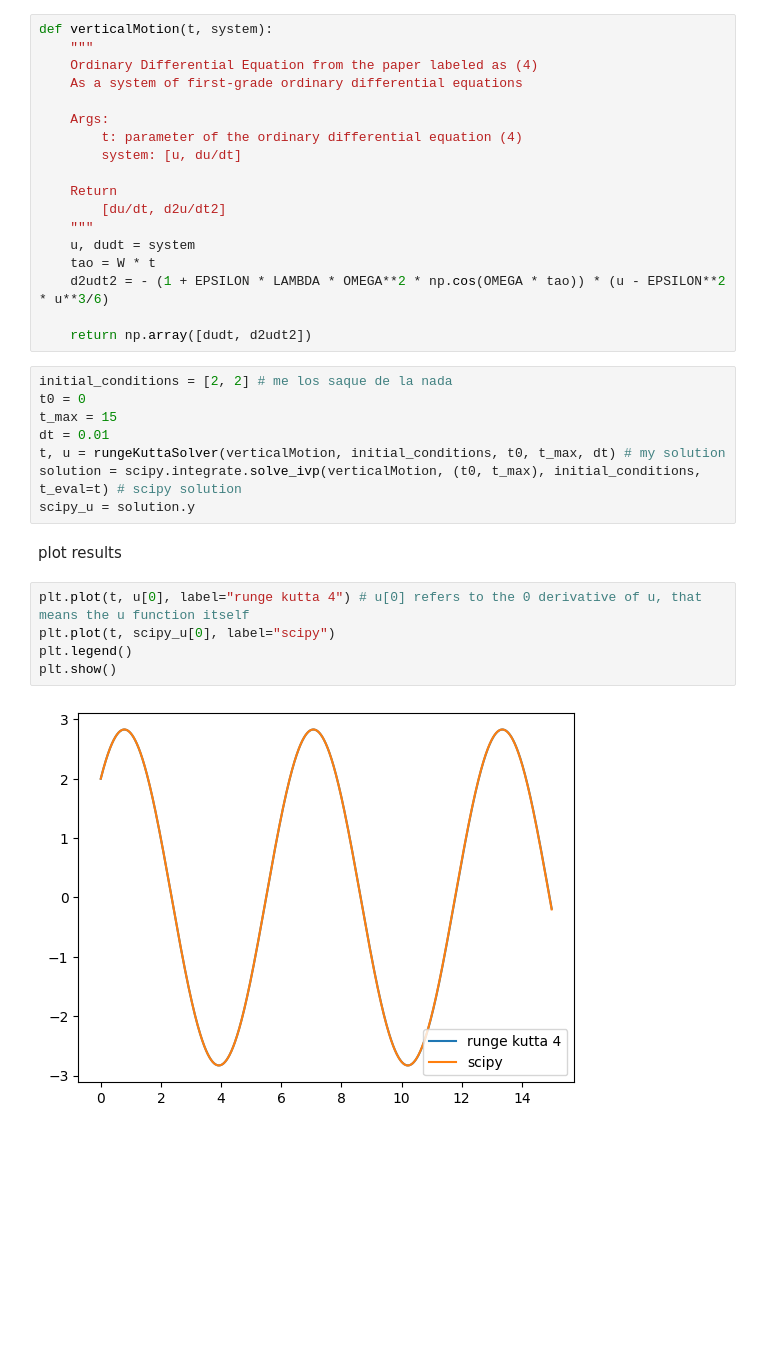
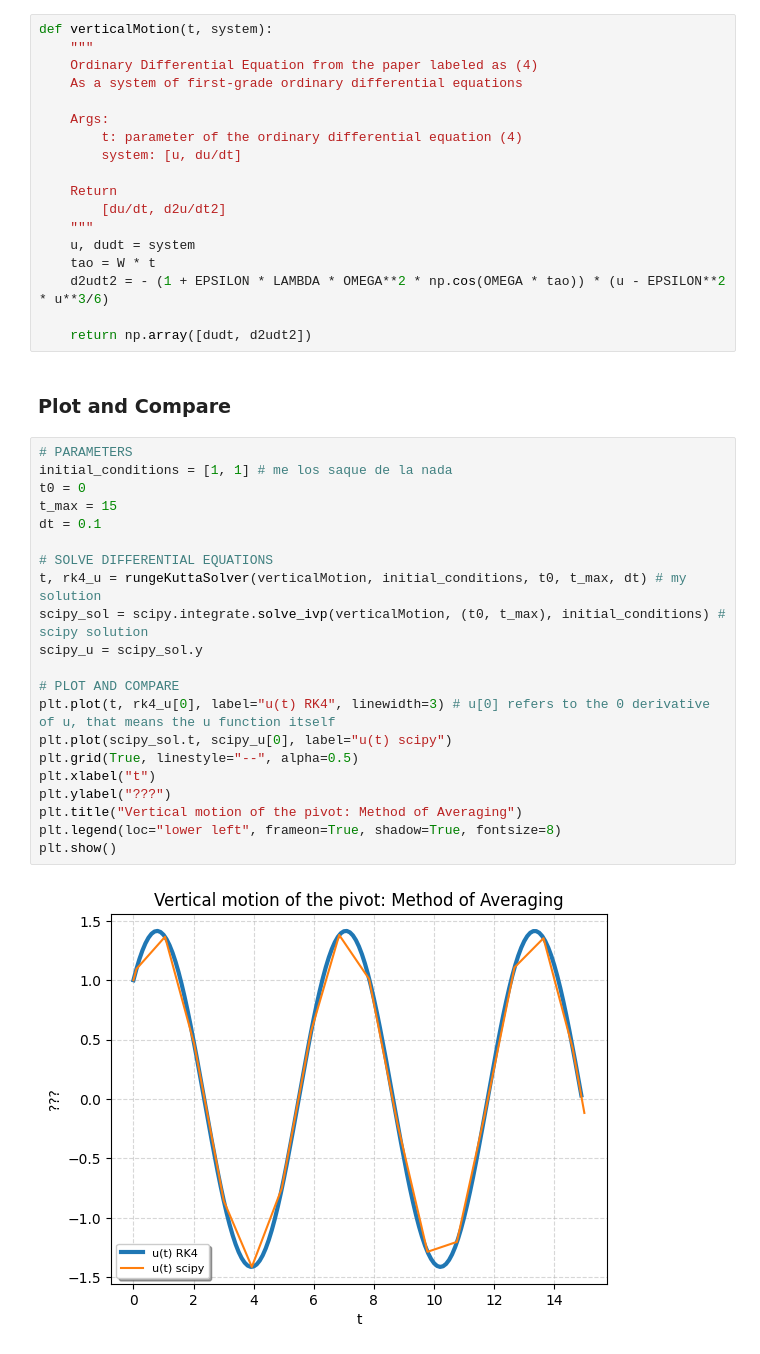
Before and after one commit to unalmedmathnum/Correa-Garcia-Lizcano-Velez, a Jupyter notebook: Tarea 3/main.ipynb, the cells around one changed output. Saved outputs shown, nothing was run; the diff lists cells and outputs as text; blank space fills up the shorter version.

Commit message:
add more plots

```diff
--- a/Tarea 3/main.ipynb
+++ b/Tarea 3/main.ipynb
@@ -102,20 +102,28 @@ def verticalMotion(t, system):
     d2udt2 = - (1 + EPSILON * LAMBDA * OMEGA**2 * np.cos(OMEGA * tao)) * (u - EPSILON**2 * u**3/6)
 
     return np.array([dudt, d2udt2])
-# %%
-initial_conditions = [2, 2] # me los saque de la nada
-t0 = 0
-t_max = 15
-dt = 0.01
-t, u = rungeKuttaSolver(verticalMotion, initial_conditions, t0, t_max, dt) # my solution
-solution = scipy.integrate.solve_ivp(verticalMotion, (t0, t_max), initial_conditions, t_eval=t) # scipy solution
-scipy_u = solution.y
-# %% [markdown]
-plot results
-# %%
-plt.plot(t, u[0], label="runge kutta 4") # u[0] refers to the 0 derivative of u, that means the u function itself
-plt.plot(t, scipy_u[0], label="scipy")
-plt.legend()
-plt.show()
-# %% [output]
-[figure, removed]
+# %% [markdown]
+### Plot and Compare
+# %%
+# PARAMETERS
+initial_conditions = [1, 1] # me los saque de la nada
+t0 = 0
+t_max = 15
+dt = 0.1
+
+# SOLVE DIFFERENTIAL EQUATIONS
+t, rk4_u = rungeKuttaSolver(verticalMotion, initial_conditions, t0, t_max, dt) # my solution
+scipy_sol = scipy.integrate.solve_ivp(verticalMotion, (t0, t_max), initial_conditions) # scipy solution
+scipy_u = scipy_sol.y
+
+# PLOT AND COMPARE
+plt.plot(t, rk4_u[0], label="u(t) RK4", linewidth=3) # u[0] refers to the 0 derivative of u, that means the u function itself
+plt.plot(scipy_sol.t, scipy_u[0], label="u(t) scipy")
+plt.grid(True, linestyle="--", alpha=0.5)
+plt.xlabel("t")
+plt.ylabel("???")
+plt.title("Vertical motion of the pivot: Method of Averaging")
+plt.legend(loc="lower left", frameon=True, shadow=True, fontsize=8)
+plt.show()
+# %% [output]
+[figure, added]
```
Also changed, not shown: parts of 2 cells of this notebook.
